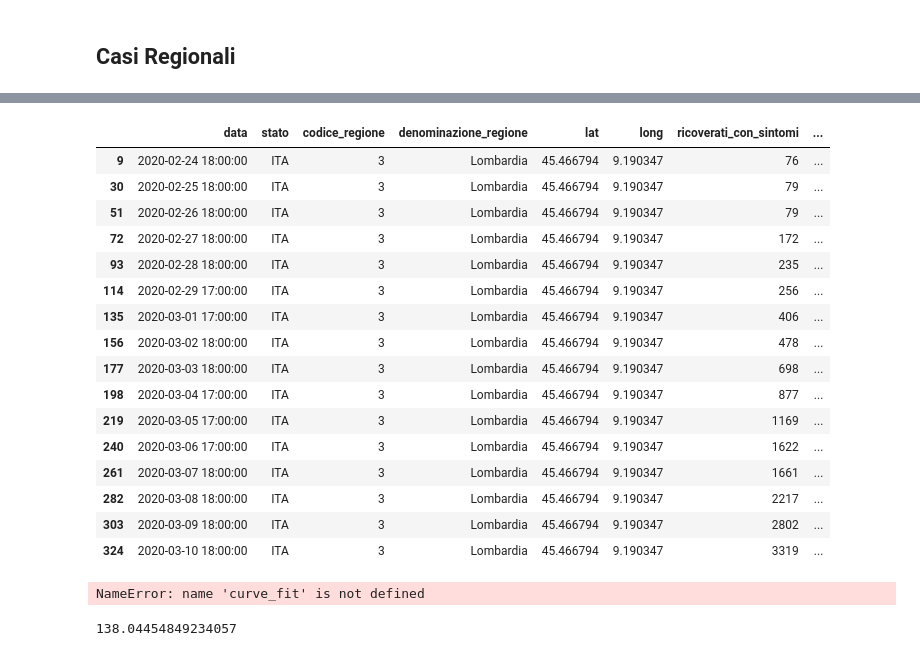
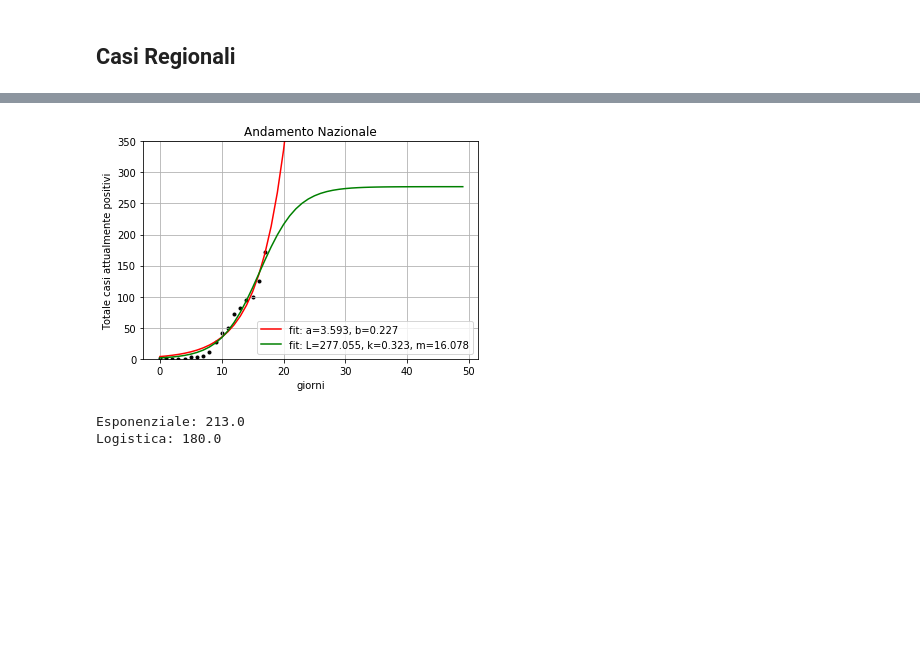
Before and after one commit to ugol/covid19-analysisnotebook, a Jupyter notebook: covid19-analysis.ipynb, the cells around one changed output, grey strips where cells are left out. Cells and saved outputs as stored; diff of their text form; code cells hidden in the pictures; blank space fills up the shorter version.

```diff
--- a/covid19-analysis.ipynb
+++ b/covid19-analysis.ipynb
@@ -106,43 +119,24 @@ dati_regioni.groupby('denominazione_regione').max().sort_values('nuovi_attualmen
 dati_lombardia = dati_regioni.loc[dati_regioni['denominazione_regione'] == 'Lombardia']
 dati_lazio = dati_regioni.loc[dati_regioni['denominazione_regione'] == 'Lazio']
 x = range(0,len(dati_lombardia['data']))
-# %%
-dati_lombardia
-# %% [output]
-|  | data | stato | codice_regione | denominazione_regione | lat | long | ricoverati_con_sintomi | ... |
-| 9 | 2020-02-24 18:00:00 | ITA | 3 | Lombardia | 45.466794 | 9.190347 | 76 | ... |
-| 30 | 2020-02-25 18:00:00 | ITA | 3 | Lombardia | 45.466794 | 9.190347 | 79 | ... |
-| 51 | 2020-02-26 18:00:00 | ITA | 3 | Lombardia | 45.466794 | 9.190347 | 79 | ... |
-| 72 | 2020-02-27 18:00:00 | ITA | 3 | Lombardia | 45.466794 | 9.190347 | 172 | ... |
-| 93 | 2020-02-28 18:00:00 | ITA | 3 | Lombardia | 45.466794 | 9.190347 | 235 | ... |
-| 114 | 2020-02-29 17:00:00 | ITA | 3 | Lombardia | 45.466794 | 9.190347 | 256 | ... |
-| 135 | 2020-03-01 17:00:00 | ITA | 3 | Lombardia | 45.466794 | 9.190347 | 406 | ... |
-| 156 | 2020-03-02 18:00:00 | ITA | 3 | Lombardia | 45.466794 | 9.190347 | 478 | ... |
-| 177 | 2020-03-03 18:00:00 | ITA | 3 | Lombardia | 45.466794 | 9.190347 | 698 | ... |
-| 198 | 2020-03-04 17:00:00 | ITA | 3 | Lombardia | 45.466794 | 9.190347 | 877 | ... |
-| 219 | 2020-03-05 17:00:00 | ITA | 3 | Lombardia | 45.466794 | 9.190347 | 1169 | ... |
-| 240 | 2020-03-06 17:00:00 | ITA | 3 | Lombardia | 45.466794 | 9.190347 | 1622 | ... |
-| 261 | 2020-03-07 18:00:00 | ITA | 3 | Lombardia | 45.466794 | 9.190347 | 1661 | ... |
-| 282 | 2020-03-08 18:00:00 | ITA | 3 | Lombardia | 45.466794 | 9.190347 | 2217 | ... |
-| 303 | 2020-03-09 18:00:00 | ITA | 3 | Lombardia | 45.466794 | 9.190347 | 2802 | ... |
-| 324 | 2020-03-10 18:00:00 | ITA | 3 | Lombardia | 45.466794 | 9.190347 | 3319 | ... |
-# %%
-def func_l(x, a, b):
-    return a * np.exp(b * x)
-
-coeff_lazio, cov_lazio = curve_fit(func_l, x, dati_lazio.totale_attualmente_positivi)
-yerr = 1/np.sqrt(dati_lazio.totale_attualmente_positivi)
-
-plt.plot(x, func(x, *coeff_lazio), 'r-', label='fit: a=%5.3f, b=%5.3f' % tuple(coeff_lazio))
-plt.errorbar(x, dati_lazio.totale_attualmente_positivi, yerr=yerr, label='dati Regione Lazio', fmt='o')
-plt.title('Andamento Regione Lazio')
-plt.xlabel('giorni')
-plt.ylabel('Totale casi attualmente positivi nel Lazio')
-plt.legend()
-plt.show()
-# %% [output]
-NameError: name 'curve_fit' is not defined
-# %%
-func_l(15, *coeff_lazio)
-# %% [output]
-138.04454849234057
+# %%
+def func_l(x, a, b):
+    return a * np.exp(b * x)
+
+coeff_llazio, cov_llazio = curve_fit(logistic, x, dati_lazio.totale_attualmente_positivi, method='dogbox', maxfev=100)
+coeff_elazio, cov_elazio = curve_fit(malthus, x, dati_lazio.totale_attualmente_positivi)
+
+prettyplot2(plt, xf,  malthus, logistic, coeff_elazio, coeff_llazio, 3.5e2)
+plt.scatter(x, dati_lazio.totale_attualmente_positivi, marker='.', color='k')
+plt.show()
+# %% [output]
+[figure, added]
+# %%
+# Get n days forecast
+forecast_exp = malthus(18, *coeff_elazio)
+forecast_log = logistic(18, *coeff_llazio)
+print('Esponenziale: '+str(round(forecast_exp))+'\n'+
+      'Logistica: '+str(round(forecast_log)))
+# %% [output]
+Esponenziale: 213.0
+Logistica: 180.0
```
Also changed, not shown: parts of 11 cells of this notebook.
